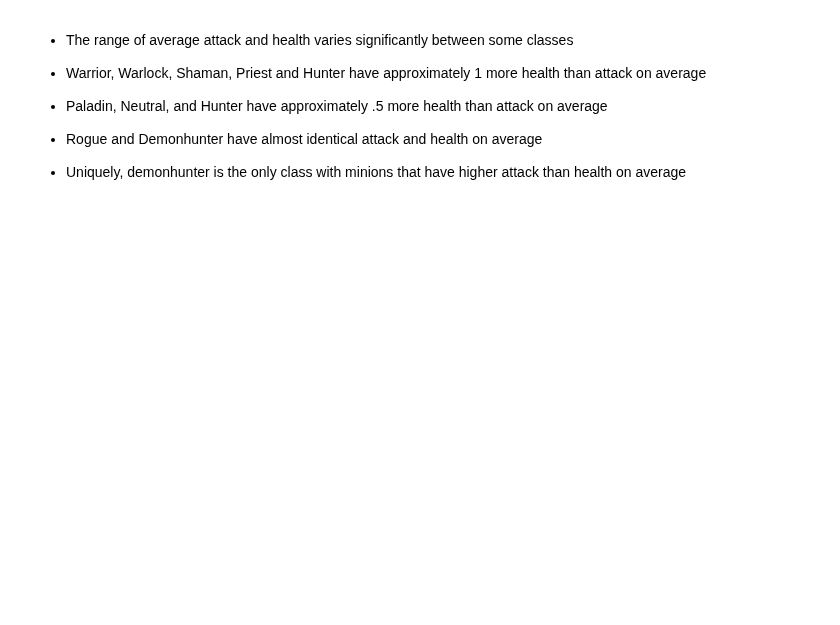
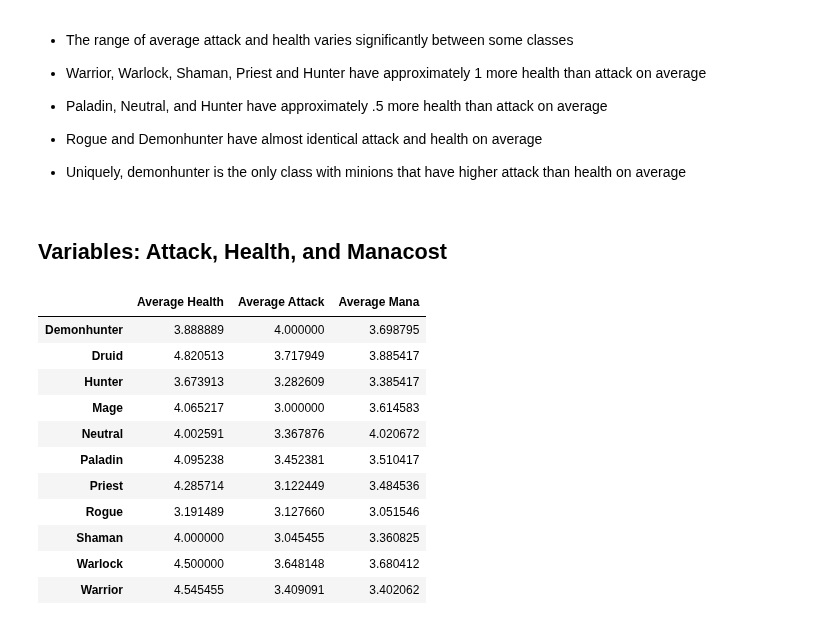
Before and after one commit to SamuelD-Data/hearthstone_project, a Jupyter notebook: hearthstone_project_notebook.ipynb, the cells around one changed output. Cells and saved outputs as stored; diff of their text form; code cells hidden in the pictures; blank space fills up the shorter version.

Commit message:
created df for radar plot

```diff
--- a/hearthstone_project_notebook.ipynb
+++ b/hearthstone_project_notebook.ipynb
@@ -818,0 +984,21 @@ df.columns
+# %% [markdown]
+## Variables: Attack, Health, and Manacost
+# %%
+# selecting columns for radar plot
+radar_df = pd.DataFrame(dict(Average_Health = minions_health, Average_Attack = minions_attack, Average_Mana = avgmana.squeeze()))
+radar_df.columns = ['Average Health', 'Average Attack', 'Average Mana']
+# %%
+radar_df
+# %% [output]
+|  | Average Health | Average Attack | Average Mana |
+| Demonhunter | 3.888889 | 4.000000 | 3.698795 |
+| Druid | 4.820513 | 3.717949 | 3.885417 |
+| Hunter | 3.673913 | 3.282609 | 3.385417 |
+| Mage | 4.065217 | 3.000000 | 3.614583 |
+| Neutral | 4.002591 | 3.367876 | 4.020672 |
+| Paladin | 4.095238 | 3.452381 | 3.510417 |
+| Priest | 4.285714 | 3.122449 | 3.484536 |
+| Rogue | 3.191489 | 3.127660 | 3.051546 |
+| Shaman | 4.000000 | 3.045455 | 3.360825 |
+| Warlock | 4.500000 | 3.648148 | 3.680412 |
+| Warrior | 4.545455 | 3.409091 | 3.402062 |
```
Also changed, not shown: parts of 25 cells of this notebook.
